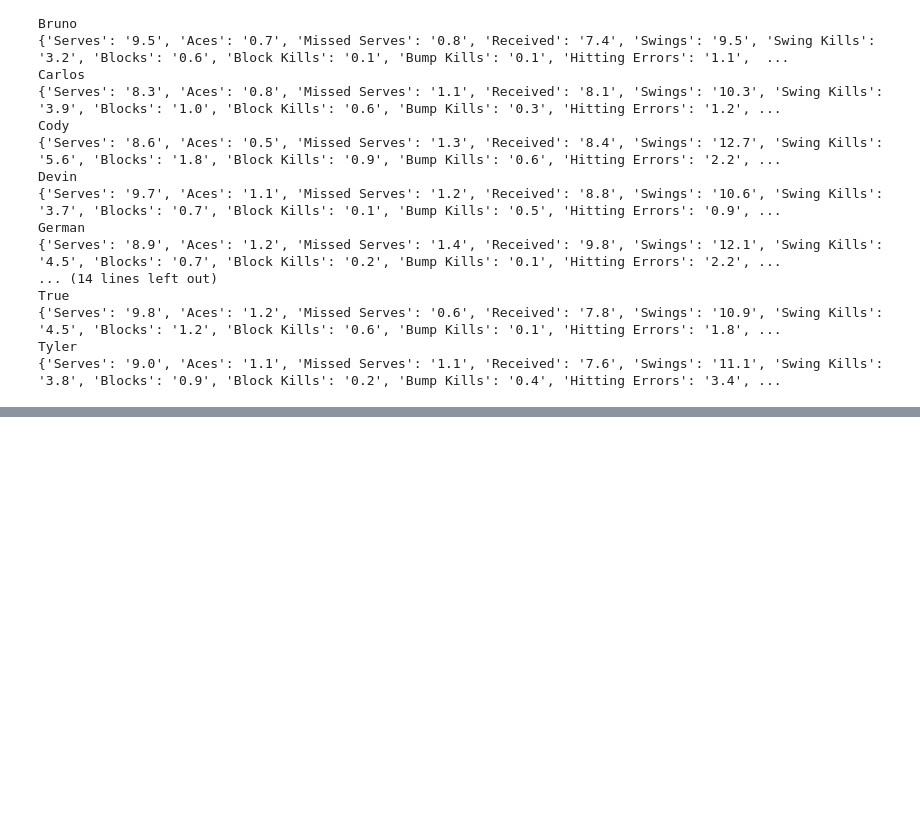
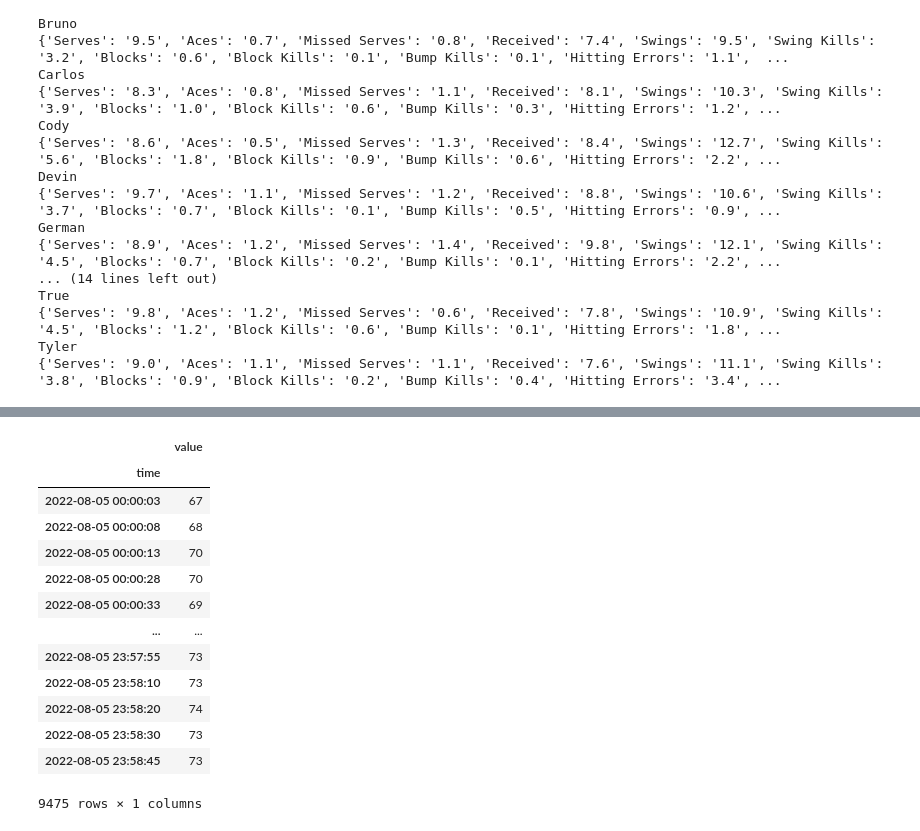
Before and after one commit to HagenFritz/HLB-Stats, a Jupyter notebook: notebooks/1.0-hef-explore.ipynb, the cells around one changed output, grey strips where cells are left out. Drawn from its saved outputs; the diff is of its cells as text; code cells hidden in the pictures; blank space fills up the shorter version.

```diff
--- a/notebooks/1.0-hef-explore.ipynb
+++ b/notebooks/1.0-hef-explore.ipynb
@@ -53,0 +87,37 @@ Tyler
+# %%
+def get_fb_data(y, m, d, resource):
+    """
+    Gets the fb data as a DataFrame from the given day
+    """
+    date = datetime(y, m, d)
+    try:
+        raw = auth2_client.intraday_time_series(f'activities/{resource}', date, detail_level='1sec')
+    except Exception as e:
+        print(e)
+        raw = auth2_client.intraday_time_series(f'activities/{resource}', date, detail_level='1min')
+
+    data =  pd.DataFrame(raw[f"activities-{resource}-intraday"]["dataset"])
+    ts = []
+    for t in data["time"]:
+        t = pd.to_datetime(t)
+        ts.append(datetime(y,m,d,t.hour,t.minute,t.second))
+
+    data["time"] = ts
+    return data.set_index("time")
+# %%
+get_fb_data(2022,8,5,"heart")
+# %% [output]
+|  | value |
+| time |  |
+| 2022-08-05 00:00:03 | 67 |
+| 2022-08-05 00:00:08 | 68 |
+| 2022-08-05 00:00:13 | 70 |
+| 2022-08-05 00:00:28 | 70 |
+| 2022-08-05 00:00:33 | 69 |
+| ... | ... |
+| 2022-08-05 23:57:55 | 73 |
+| 2022-08-05 23:58:10 | 73 |
+| 2022-08-05 23:58:20 | 74 |
+| 2022-08-05 23:58:30 | 73 |
+| 2022-08-05 23:58:45 | 73 |
+9475 rows × 1 columns
```
Also changed, not shown: parts of 17 cells of this notebook, 3 other files.
